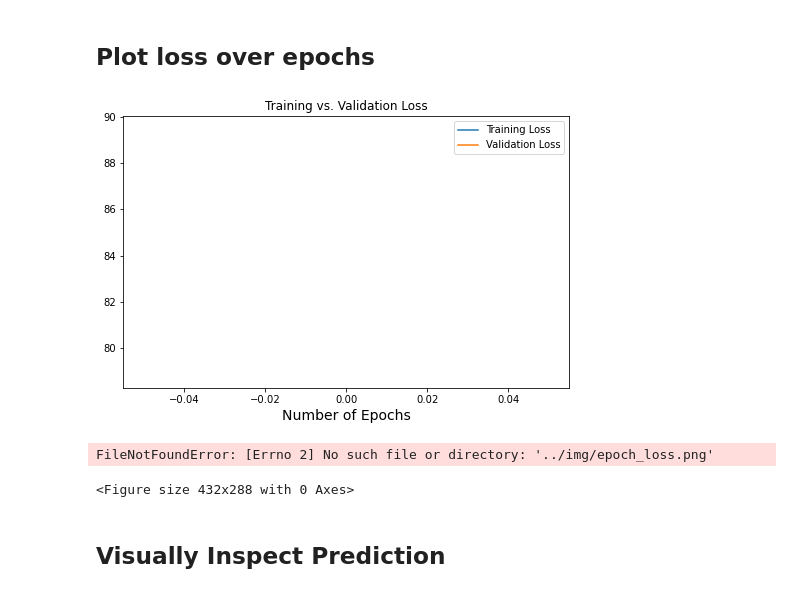
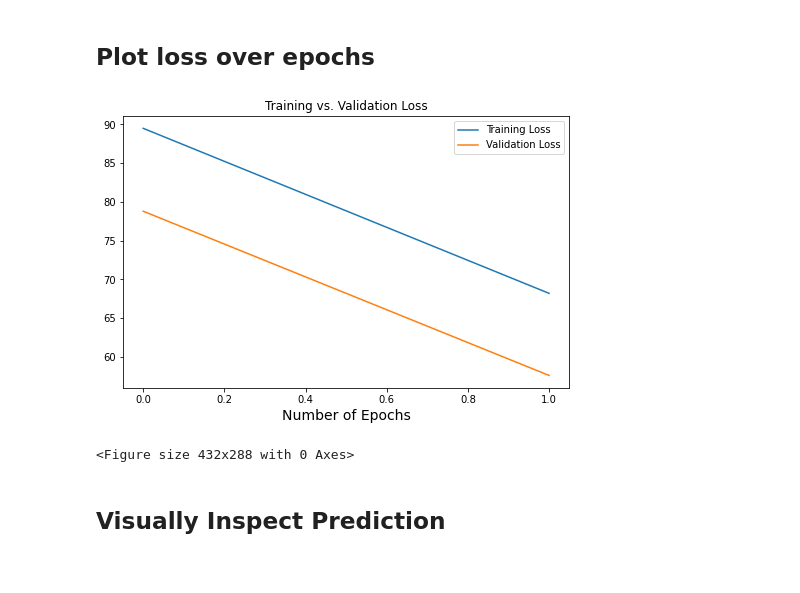
Before and after one commit to jonjonchu/metisproject5, a Jupyter notebook: notebooks/03_train.ipynb, the cells around one changed output. Cells and saved outputs as stored; diff of their text form; code cells hidden in the pictures.

```diff
--- a/notebooks/03_train.ipynb
+++ b/notebooks/03_train.ipynb
@@ -121,20 +123,19 @@ model_history
 # %%
 import matplotlib.pyplot as plt
 
-train_loss = model_history['loss']
-val_loss = model_history['val_loss']
+train_loss = [89.5, 68.2]
+val_loss = [78.8, 57.6]
 plt.figure(figsize=(8, 5))
 plt.title("Training vs. Validation Loss")
 plt.plot(train_loss, label="Training Loss")
 plt.plot(val_loss, label="Validation Loss")
 plt.xlabel("Number of Epochs", size=14)
 plt.legend()
 plt.show()
 plt.savefig("../img/epoch_loss.png",transparent=True, format="png")
 # %% [output]
-[figure, old version]
+[figure, new version]
-FileNotFoundError: [Errno 2] No such file or directory: '../img/epoch_loss.png'
+<Figure size 432x288 with 0 Axes>
-<Figure size 432x288 with 0 Axes>
 # %% [markdown]
 ## Visually Inspect Prediction
 # %%
```
Also changed, not shown: parts of 2 cells of this notebook, 5 other files.
